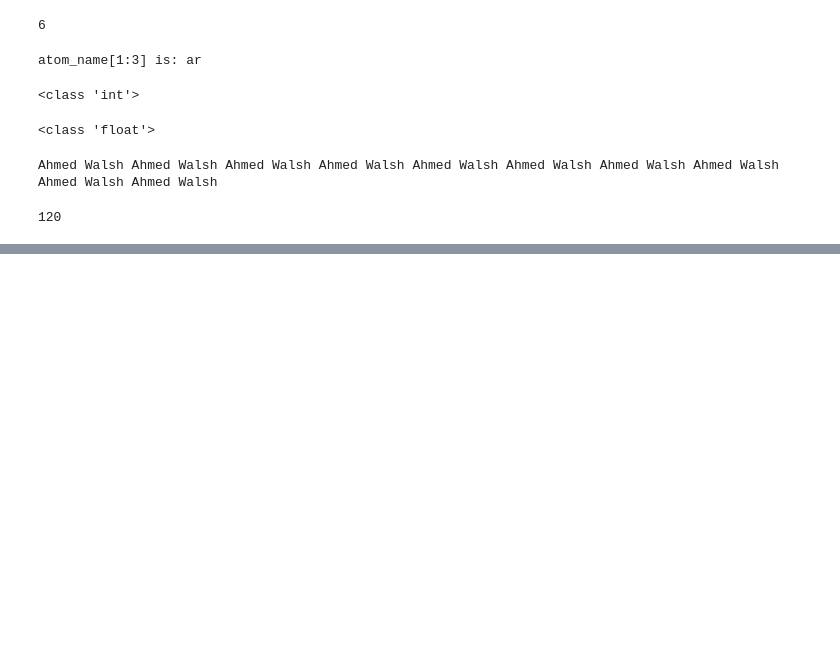
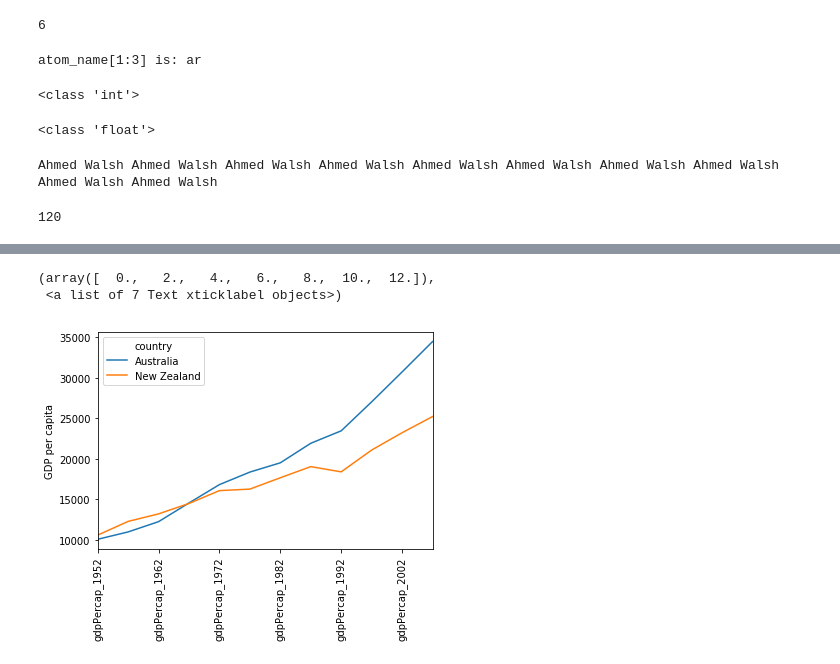
Before and after one commit to landti/Python, a Jupyter notebook: SWC_Python.ipynb, the cells around one changed output, grey strips where cells are left out. Saved outputs shown, nothing was run; the diff lists cells and outputs as text; code cells hidden in the pictures; blank space fills up the shorter version.

```diff
--- a/SWC_Python.ipynb
+++ b/SWC_Python.ipynb
@@ -61,0 +287,8 @@ print?
+# %%
+data.T.plot()
+plt.ylabel('GDP per capita')
+plt.xticks(rotation=90)
+# %% [output]
+(array([  0.,   2.,   4.,   6.,   8.,  10.,  12.]),
+ <a list of 7 Text xticklabel objects>)
+[figure, added]
```
Also changed, not shown: parts of 18 cells of this notebook.
